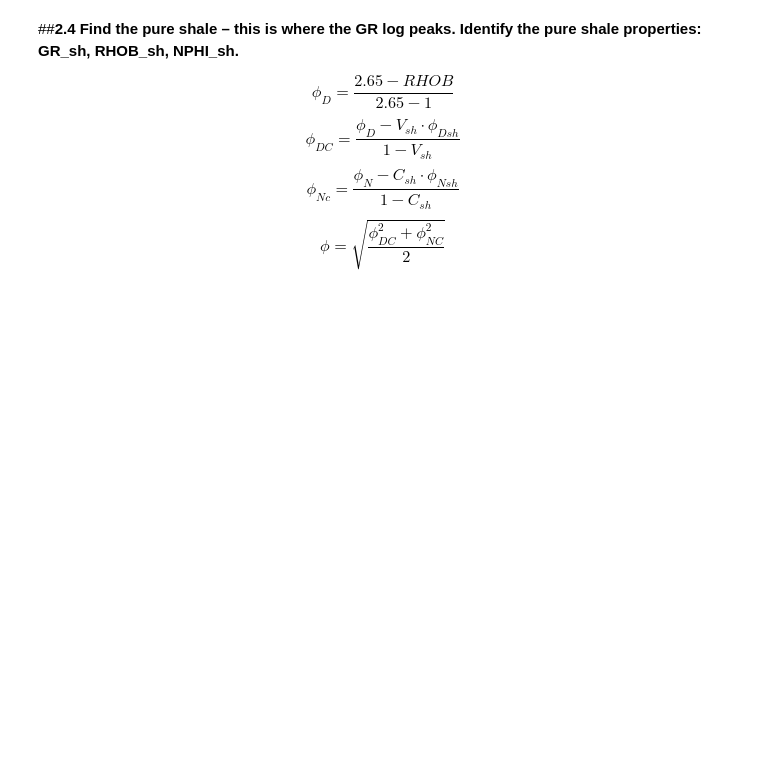
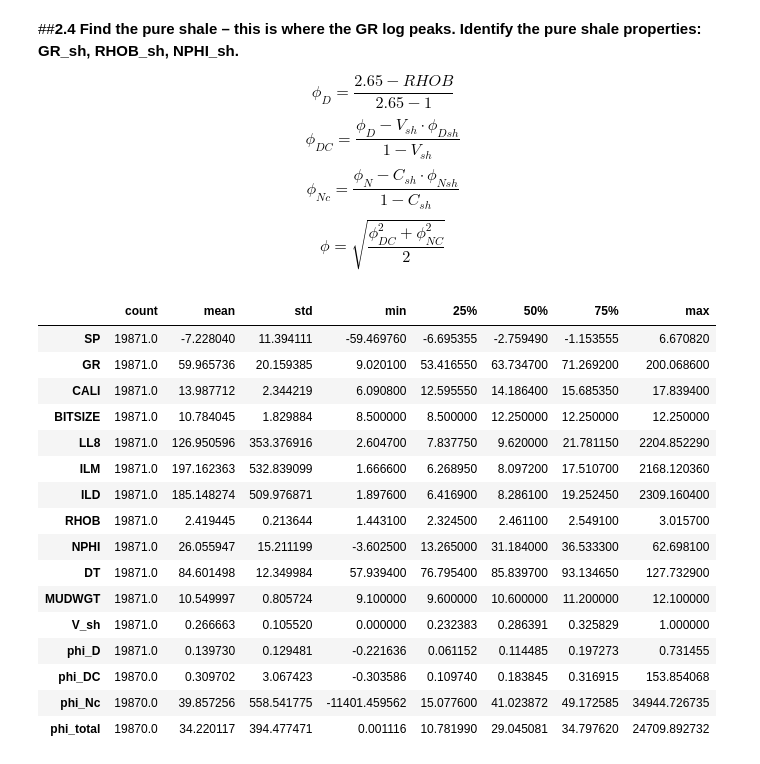
Before and after one commit to Albieri151/Ejercicios-Data-Science-Petroleo, a Jupyter notebook: Alana_Albieri_week1.ipynb, the cells around one changed output. Saved outputs shown, nothing was run; the diff lists cells and outputs as text; code cells hidden in the pictures; blank space fills up the shorter version.

```diff
--- a/Alana_Albieri_week1.ipynb
+++ b/Alana_Albieri_week1.ipynb
@@ -124,0 +124,43 @@ phi_D = (2.65-df_well_log_copy['RHOB']) / (2.65-1)
+# %%
+# Identificación de propiedades de arcilla pura (Punto 3)
+# Buscamos el valor máximo de Gamma Ray (GR) para identificar la zona de arcilla pura
+idx_shale = df_well_log_copy['GR'].idxmax()
+
+RHOB_sh = df_well_log_copy.loc[idx_shale, 'RHOB']
+NPHI_sh = df_well_log_copy.loc[idx_shale, 'NPHI']
+
+# A. Porosidad de Densidad (phi_D)
+df_well_log_copy['phi_D'] = (2.65 - df_well_log_copy['RHOB']) / (2.65 - 1.0)
+
+# B. Porosidad de Densidad Corregida (phi_DC)
+# Primero necesitamos la porosidad de densidad de la arcilla pura (phi_Dsh)
+phi_Dsh = (2.65 - RHOB_sh) / (2.65 - 1.0)
+df_well_log_copy['phi_DC'] = (df_well_log_copy['phi_D'] - (df_well_log_copy['V_sh'] * phi_Dsh)) / (1 - df_well_log_copy['V_sh'])
+
+# C. Porosidad Neutrón Corregida (phi_Nc)
+# Formula 3
+df_well_log_copy['phi_Nc'] = (df_well_log_copy['NPHI'] - df_well_log_copy['V_sh'] * NPHI_sh) / (1 - df_well_log_copy['V_sh'])
+
+# D. Porosidad Total Combinada (phi)
+# Formula 4
+df_well_log_copy['phi_total'] = np.sqrt((df_well_log_copy['phi_DC']**2 + df_well_log_copy['phi_Nc']**2) / 2)
+
+df_well_log_copy.describe().T
+# %% [output]
+|  | count | mean | std | min | 25% | 50% | 75% | max |
+| SP | 19871.0 | -7.228040 | 11.394111 | -59.469760 | -6.695355 | -2.759490 | -1.153555 | 6.670820 |
+| GR | 19871.0 | 59.965736 | 20.159385 | 9.020100 | 53.416550 | 63.734700 | 71.269200 | 200.068600 |
+| CALI | 19871.0 | 13.987712 | 2.344219 | 6.090800 | 12.595550 | 14.186400 | 15.685350 | 17.839400 |
+| BITSIZE | 19871.0 | 10.784045 | 1.829884 | 8.500000 | 8.500000 | 12.250000 | 12.250000 | 12.250000 |
+| LL8 | 19871.0 | 126.950596 | 353.376916 | 2.604700 | 7.837750 | 9.620000 | 21.781150 | 2204.852290 |
+| ILM | 19871.0 | 197.162363 | 532.839099 | 1.666600 | 6.268950 | 8.097200 | 17.510700 | 2168.120360 |
+| ILD | 19871.0 | 185.148274 | 509.976871 | 1.897600 | 6.416900 | 8.286100 | 19.252450 | 2309.160400 |
+| RHOB | 19871.0 | 2.419445 | 0.213644 | 1.443100 | 2.324500 | 2.461100 | 2.549100 | 3.015700 |
+| NPHI | 19871.0 | 26.055947 | 15.211199 | -3.602500 | 13.265000 | 31.184000 | 36.533300 | 62.698100 |
+| DT | 19871.0 | 84.601498 | 12.349984 | 57.939400 | 76.795400 | 85.839700 | 93.134650 | 127.732900 |
+| MUDWGT | 19871.0 | 10.549997 | 0.805724 | 9.100000 | 9.600000 | 10.600000 | 11.200000 | 12.100000 |
+| V_sh | 19871.0 | 0.266663 | 0.105520 | 0.000000 | 0.232383 | 0.286391 | 0.325829 | 1.000000 |
+| phi_D | 19871.0 | 0.139730 | 0.129481 | -0.221636 | 0.061152 | 0.114485 | 0.197273 | 0.731455 |
+| phi_DC | 19870.0 | 0.309702 | 3.067423 | -0.303586 | 0.109740 | 0.183845 | 0.316915 | 153.854068 |
+| phi_Nc | 19870.0 | 39.857256 | 558.541775 | -11401.459562 | 15.077600 | 41.023872 | 49.172585 | 34944.726735 |
+| phi_total | 19870.0 | 34.220117 | 394.477471 | 0.001116 | 10.781990 | 29.045081 | 34.797620 | 24709.892732 |
```
Also changed, not shown: parts of 2 cells of this notebook.
